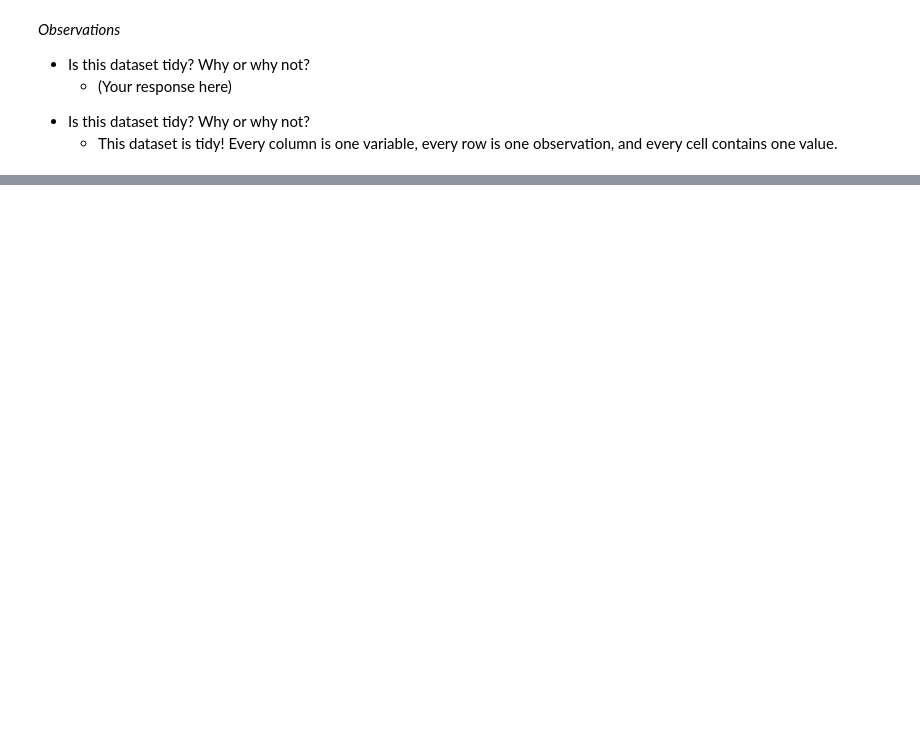
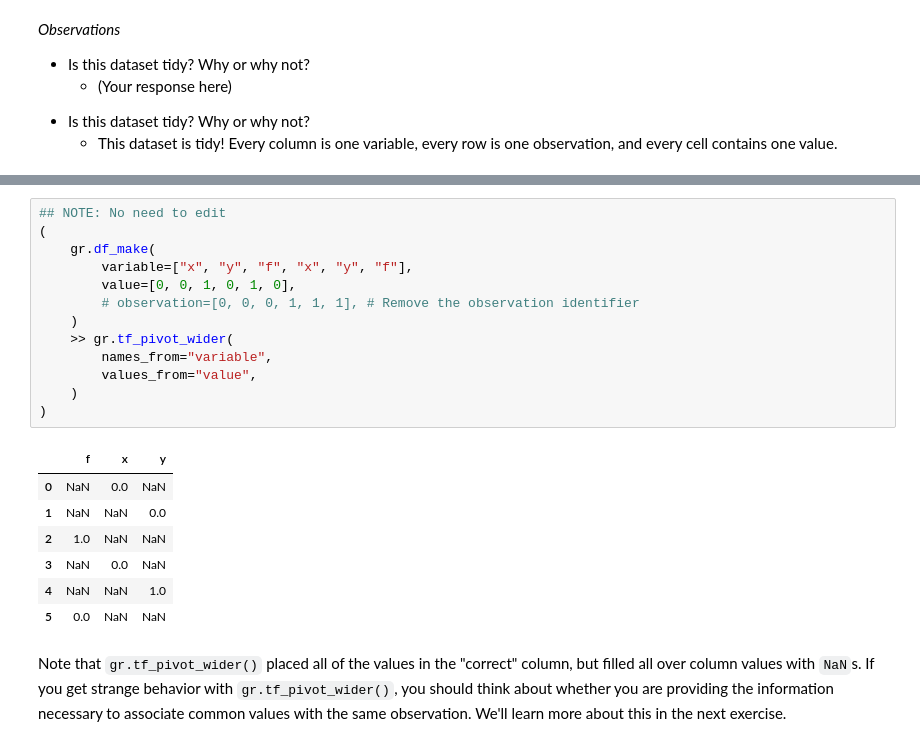
Before and after one commit to zdelrosario/evc-course, a Jupyter notebook: exercises/e-data03-pivot-master.ipynb, the cells around one changed output, grey strips where cells are left out. Cells and saved outputs as stored; diff of their text form; blank space fills up the shorter version.

```diff
--- a/exercises/e-data03-pivot-master.ipynb
+++ b/exercises/e-data03-pivot-master.ipynb
@@ -433,0 +477,23 @@ df_res2
+# %%
+## NOTE: No need to edit
+(
+    gr.df_make(
+        variable=["x", "y", "f", "x", "y", "f"],
+        value=[0, 0, 1, 0, 1, 0],
+        # observation=[0, 0, 0, 1, 1, 1], # Remove the observation identifier
+    )
+    >> gr.tf_pivot_wider(
+        names_from="variable",
+        values_from="value",
+    )
+)
+# %% [output]
+|  | f | x | y |
+| 0 | NaN | 0.0 | NaN |
+| 1 | NaN | NaN | 0.0 |
+| 2 | 1.0 | NaN | NaN |
+| 3 | NaN | 0.0 | NaN |
+| 4 | NaN | NaN | 1.0 |
+| 5 | 0.0 | NaN | NaN |
+# %% [markdown]
+Note that `gr.tf_pivot_wider()` placed all of the values in the "correct" column, but filled all over column values with `NaN`s. If you get strange behavior with `gr.tf_pivot_wider()`, you should think about whether you are providing the information necessary to associate common values with the same observation. We'll learn more about this in the next exercise.
```
Also changed, not shown: parts of 15 cells of this notebook.
